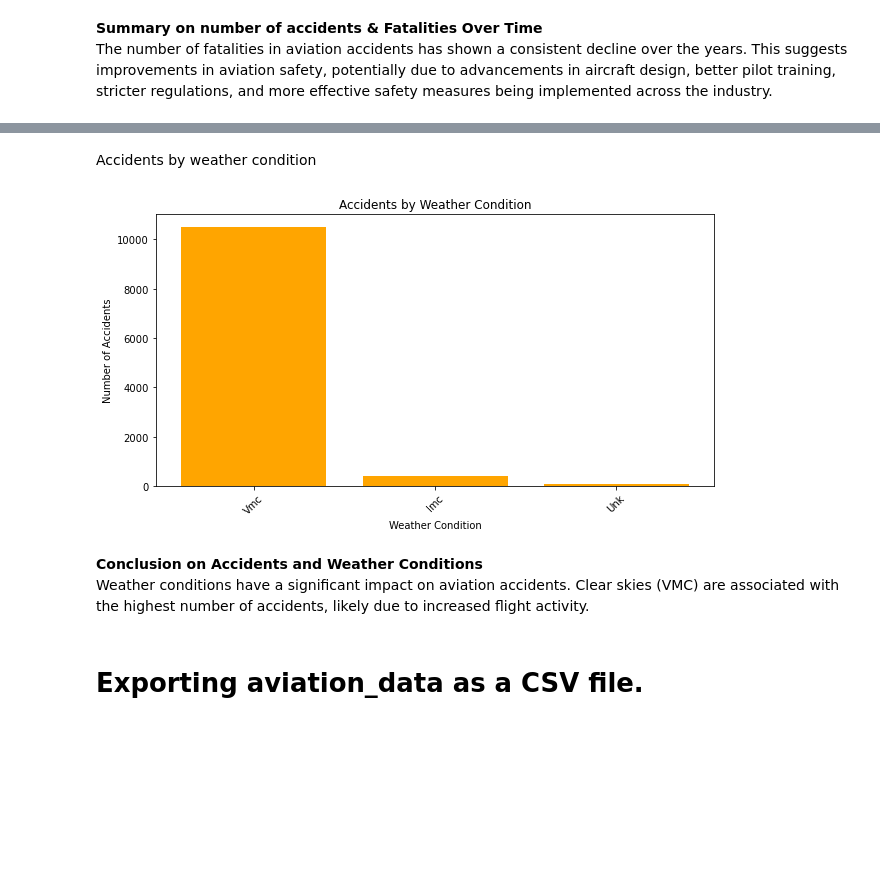
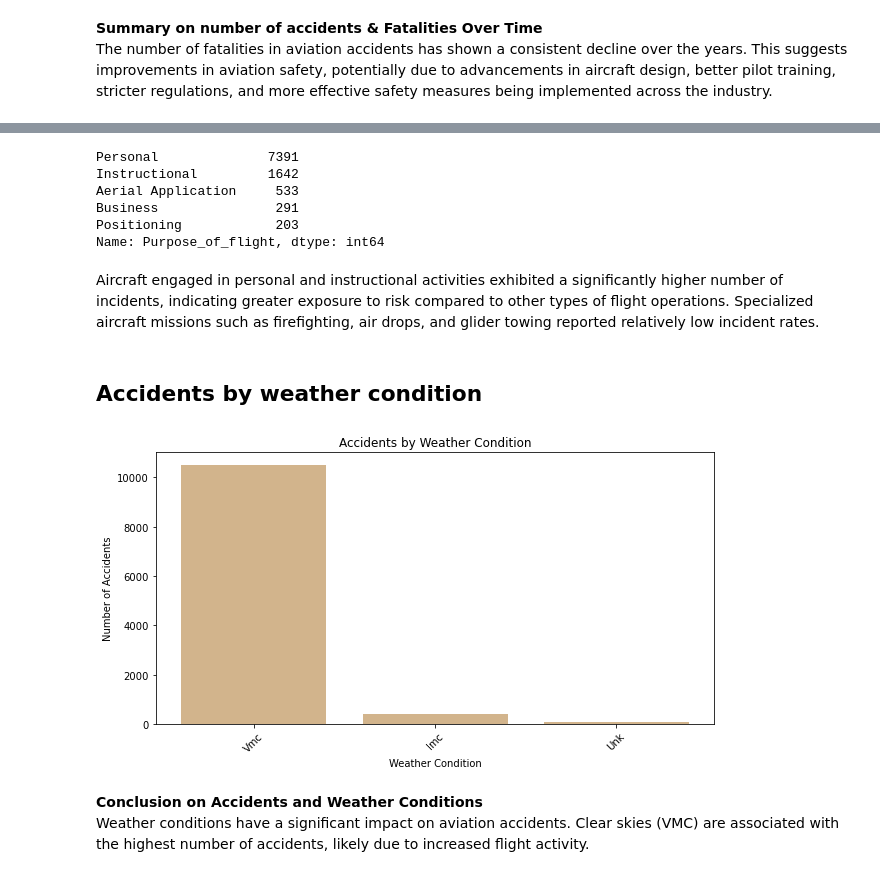
Before and after one commit to Hafsa-mohamed-Ad3n/Evaluating-Low-Risk-Aircraft-for-Growth-in-Aviation-Ventures, a Jupyter notebook: aviation.ipynb, the cells around one changed output, grey strips where cells are left out. Drawn from its saved outputs; the diff is of its cells as text; code cells hidden in the pictures; blank space fills up the shorter version.

```diff
--- a/aviation.ipynb
+++ b/aviation.ipynb
@@ -765,31 +834,40 @@ The number of fatalities in aviation accidents has shown a consistent decline ov
+# %%
+purpose_counts
+# %% [output]
+Personal              7391
+Instructional         1642
+Aerial Application     533
+Business               291
+Positioning            203
+Name: Purpose_of_flight, dtype: int64
+# %% [markdown]
+Aircraft engaged in personal and instructional activities exhibited a significantly higher number of incidents, indicating greater exposure to risk compared to other types of flight operations. Specialized aircraft missions such as firefighting, air drops, and glider towing reported relatively low incident rates.
 # %% [markdown]
-Accidents by weather condition
+## Accidents by weather condition
 # %%
 
 # Standardizing the weather column
 
 aviation_data['Weather_Condition'] = aviation_data['Weather_Condition'].str.replace(' ', '').str.title()
 
 # Grouping by 'Weather_Condition' and counting accidents
 weather_accident_counts = aviation_data.groupby('Weather_Condition').size().reset_index(name='Accident_Count')
 
 # Sort by accident count in descending order to see which weather conditions have more accidents
 weather_accident_counts = weather_accident_counts.sort_values(by='Accident_Count', ascending=False)
 
 weather_accident_counts = weather_accident_counts.sort_values(by='Accident_Count', ascending=False)
 
 # Plot as a bar chart
 plt.figure(figsize=(10, 5))
-plt.bar(weather_accident_counts['Weather_Condition'], weather_accident_counts['Accident_Count'], color='orange')
+plt.bar(weather_accident_counts['Weather_Condition'], weather_accident_counts['Accident_Count'], color='tan')
 plt.title('Accidents by Weather Condition')
 plt.xlabel('Weather Condition')
 plt.ylabel('Number of Accidents')
 plt.xticks(rotation=45)
 plt.show()
 # %% [output]
-[figure, old version]
+[figure, new version]
 # %% [markdown]
 **Conclusion on Accidents and Weather Conditions**
 Weather conditions have a significant impact on aviation accidents. Clear skies (VMC) are associated with the highest number of accidents, likely due to increased flight activity.
-# %% [markdown]
-# Exporting aviation_data as a CSV file.
```
Also changed, not shown: parts of 20 cells of this notebook, 2 other files.
